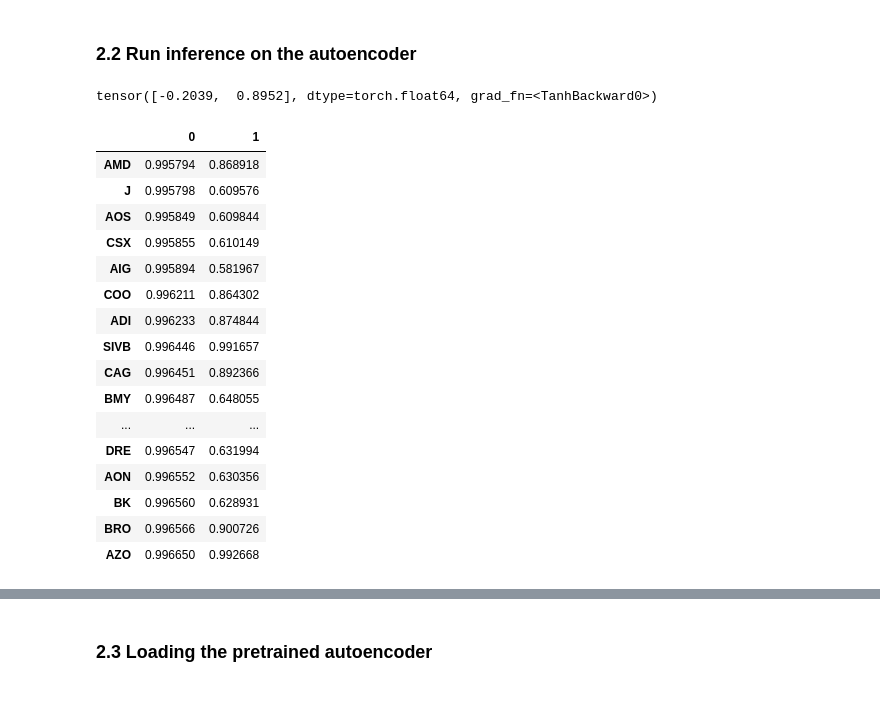
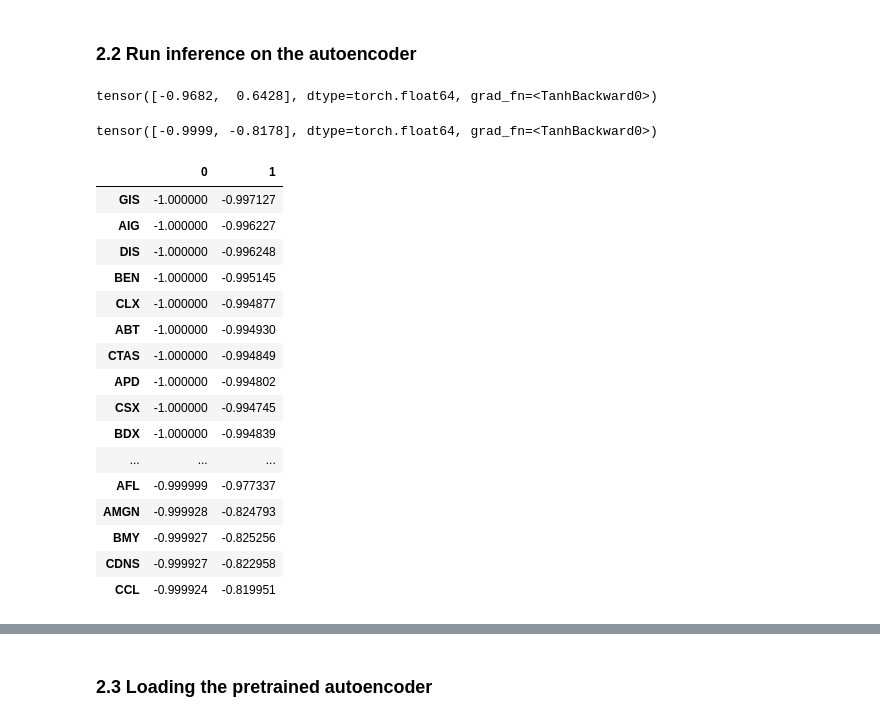
Before and after one commit to pauljhp/Stock_Prediction_SA, a Jupyter notebook: train.ipynb, the cells around one changed output, grey strips where cells are left out. Saved outputs shown, nothing was run; the diff lists cells and outputs as text; code cells hidden in the pictures.

```diff
--- a/train.ipynb
+++ b/train.ipynb
@@ -144,35 +127,39 @@ tensor([[ 2.2594e-03, -6.4549e-03,  2.2749e-03,  ..., -6.4155e-01,
 # %% [markdown]
 ### 2.2 Run inference on the autoencoder
+# %%
+model(next(train_dataset.load_ticker_data("AAPL", mode='train'))[1])[1]
+# %% [output]
+tensor([-0.9682,  0.6428], dtype=torch.float64, grad_fn=<TanhBackward0>)
 # %%
-model(next(dataset.load_ticker_data("GOOGL", mode='test'))[1])[1]
+model(next(test_dataset.load_ticker_data("AAPL", mode='test'))[1])[1]
 # %% [output]
-tensor([-0.2039,  0.8952], dtype=torch.float64, grad_fn=<TanhBackward0>)
+tensor([-0.9999, -0.8178], dtype=torch.float64, grad_fn=<TanhBackward0>)
 # %%
 plot_data = {}
-for ticker in dataset.tickers:
-    loc = model(next(dataset.load_ticker_data(ticker, mode='test'))[1])[1].detach().numpy()
+for ticker in test_dataset.tickers:
+    loc = model(next(test_dataset.load_ticker_data(ticker, mode='test'))[1])[1].detach().numpy()
     plot_data[ticker] = loc
 plot_data = pd.DataFrame(plot_data)
 # %%
-plot_data.sort_values([0, 1], axis=1).T.tail(50)
+plot_data.sort_values([0, 1], axis=1).T.head(50)
 # %% [output]
 |  | 0 | 1 |
-| AMD | 0.995794 | 0.868918 |
-| J | 0.995798 | 0.609576 |
-| AOS | 0.995849 | 0.609844 |
-| CSX | 0.995855 | 0.610149 |
-| AIG | 0.995894 | 0.581967 |
-| COO | 0.996211 | 0.864302 |
-| ADI | 0.996233 | 0.874844 |
-| SIVB | 0.996446 | 0.991657 |
-| CAG | 0.996451 | 0.892366 |
-| BMY | 0.996487 | 0.648055 |
+| GIS | -1.000000 | -0.997127 |
+| AIG | -1.000000 | -0.996227 |
+| DIS | -1.000000 | -0.996248 |
+| BEN | -1.000000 | -0.995145 |
+| CLX | -1.000000 | -0.994877 |
+| ABT | -1.000000 | -0.994930 |
+| CTAS | -1.000000 | -0.994849 |
+| APD | -1.000000 | -0.994802 |
+| CSX | -1.000000 | -0.994745 |
+| BDX | -1.000000 | -0.994839 |
 | ... | ... | ... |
-| DRE | 0.996547 | 0.631994 |
-| AON | 0.996552 | 0.630356 |
-| BK | 0.996560 | 0.628931 |
-| BRO | 0.996566 | 0.900726 |
-| AZO | 0.996650 | 0.992668 |
+| AFL | -0.999999 | -0.977337 |
+| AMGN | -0.999928 | -0.824793 |
+| BMY | -0.999927 | -0.825256 |
+| CDNS | -0.999927 | -0.822958 |
+| CCL | -0.999924 | -0.819951 |
 # %%
 import matplotlib.pyplot as plt
 import numpy as np
```
Also changed, not shown: parts of 3 cells of this notebook.
